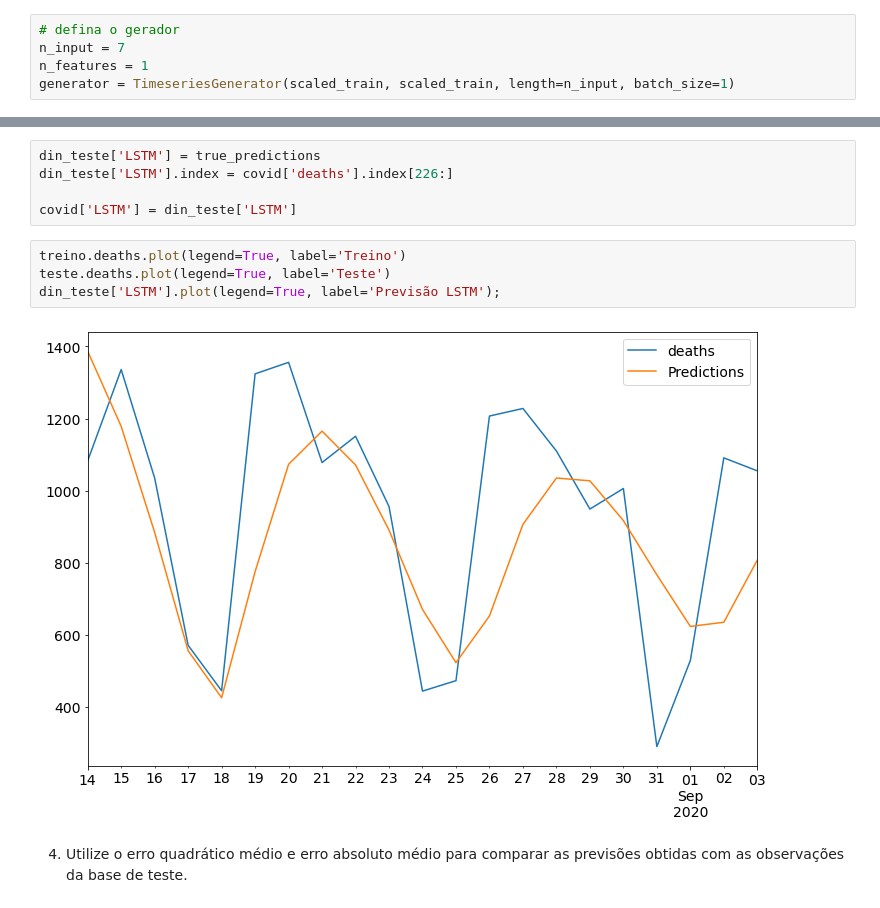
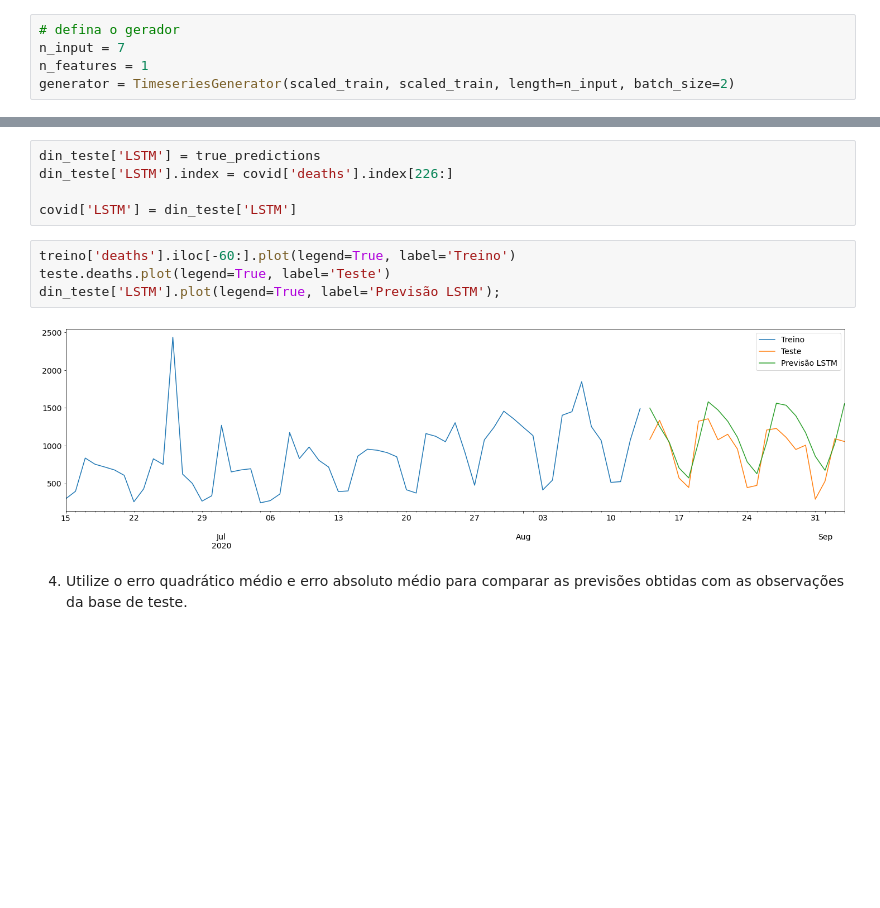
Before and after one commit to guilourenzo/mba-usp, a Jupyter notebook: APRENDIZADO DINÂMICO/PROJETO FINAL/GuilhermeLourenco_FINAL.ipynb, the cells around one changed output, grey strips where cells are left out. Saved outputs shown, nothing was run; the diff lists cells and outputs as text; blank space fills up the shorter version.

```diff
--- a/APRENDIZADO DINÂMICO/PROJETO FINAL/GuilhermeLourenco_FINAL.ipynb
+++ b/APRENDIZADO DINÂMICO/PROJETO FINAL/GuilhermeLourenco_FINAL.ipynb
@@ -525,7 +527,7 @@ Using TensorFlow backend.
 # defina o gerador
 n_input = 7
 n_features = 1
-generator = TimeseriesGenerator(scaled_train, scaled_train, length=n_input, batch_size=1)
+generator = TimeseriesGenerator(scaled_train, scaled_train, length=n_input, batch_size=2)
 # %%
 # Defina o modelo
 model = Sequential()
@@ -600,11 +602,11 @@ din_teste['LSTM'].index = covid['deaths'].index[226:]
 
 covid['LSTM'] = din_teste['LSTM']
 # %%
-treino.deaths.plot(legend=True, label='Treino')
+treino['deaths'].iloc[-60:].plot(legend=True, label='Treino')
 teste.deaths.plot(legend=True, label='Teste')
 din_teste['LSTM'].plot(legend=True, label='Previsão LSTM');
 # %% [output]
-[figure, old version]
+[figure, new version]
 # %% [markdown]
 4. Utilize o erro quadrático médio e erro absoluto médio para comparar as previsões
 obtidas com as observações da base de teste.
```
Also changed, not shown: parts of 23 cells of this notebook, 2 other files.
